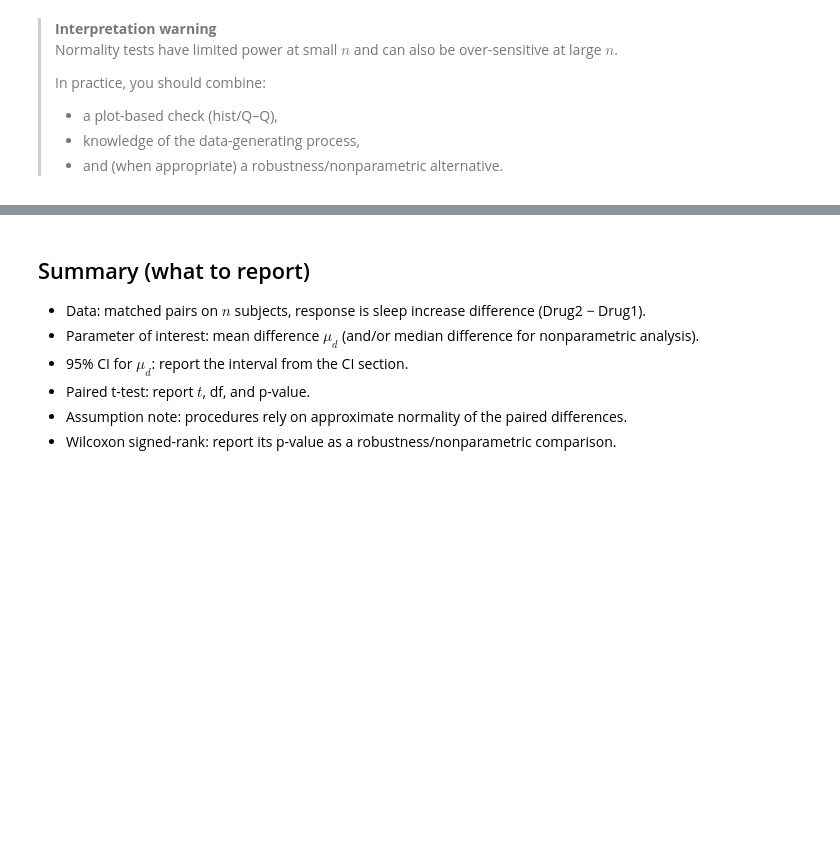
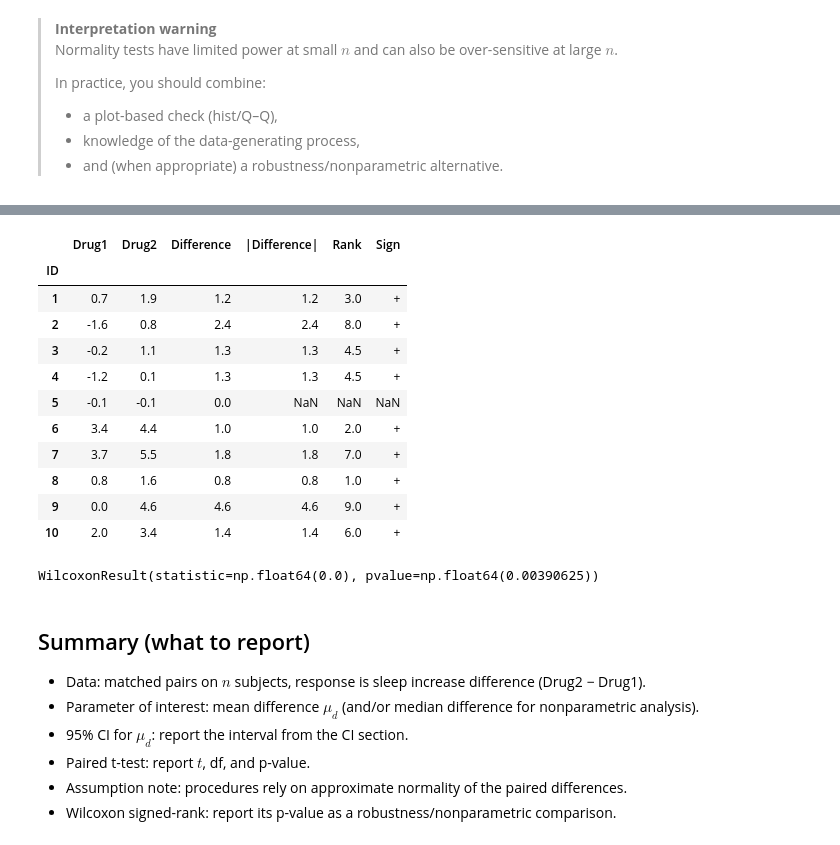
Before and after one commit to fjhickernell/HIckernellClassLib, a Jupyter notebook: classlib/notebooks/matched_pairs_sleep_study.ipynb, the cells around one changed output, grey strips where cells are left out. Cells and saved outputs as stored; diff of their text form; code cells hidden in the pictures; blank space fills up the shorter version.

Commit message:
update sleep notebook

```diff
--- a/classlib/notebooks/matched_pairs_sleep_study.ipynb
+++ b/classlib/notebooks/matched_pairs_sleep_study.ipynb
@@ -262,5 +317,38 @@ We test (two-sided) whether the differences are centered at 0.
+# %%
+from scipy.stats import rankdata
+import numpy as np
+
+# Remove zero differences (Wilcoxon rule)
+mask = sleep_wide["Difference"] != 0
+d = sleep_wide.loc[mask, "Difference"]
+
+# Absolute differences
+sleep_wide.loc[mask, "|Difference|"] = np.abs(d)
+
+# Rank absolute differences
+sleep_wide.loc[mask, "Rank"] = rankdata(np.abs(d))
+
+# Sign
+sleep_wide.loc[mask, "Sign"] = np.sign(d).map({1:"+", -1:"-"})
+
+sleep_wide
+# %% [output]
+|  | Drug1 | Drug2 | Difference | |Difference| | Rank | Sign |
+| ID |  |  |  |  |  |  |
+| 1 | 0.7 | 1.9 | 1.2 | 1.2 | 3.0 | + |
+| 2 | -1.6 | 0.8 | 2.4 | 2.4 | 8.0 | + |
+| 3 | -0.2 | 1.1 | 1.3 | 1.3 | 4.5 | + |
+| 4 | -1.2 | 0.1 | 1.3 | 1.3 | 4.5 | + |
+| 5 | -0.1 | -0.1 | 0.0 | NaN | NaN | NaN |
+| 6 | 3.4 | 4.4 | 1.0 | 1.0 | 2.0 | + |
+| 7 | 3.7 | 5.5 | 1.8 | 1.8 | 7.0 | + |
+| 8 | 0.8 | 1.6 | 0.8 | 0.8 | 1.0 | + |
+| 9 | 0.0 | 4.6 | 4.6 | 4.6 | 9.0 | + |
+| 10 | 2.0 | 3.4 | 1.4 | 1.4 | 6.0 | + |
 # %%
 st.wilcoxon(d, alternative="two-sided")
+# %% [output]
+WilcoxonResult(statistic=np.float64(0.0), pvalue=np.float64(0.00390625))
 # %% [markdown]
 ## Summary (what to report)
 
```
Also changed, not shown: parts of 4 cells of this notebook.
